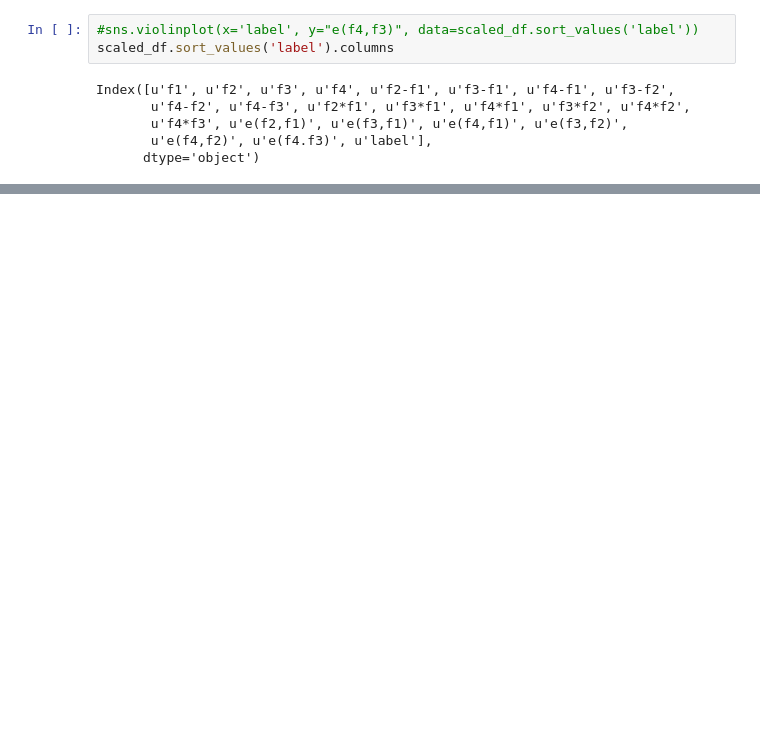
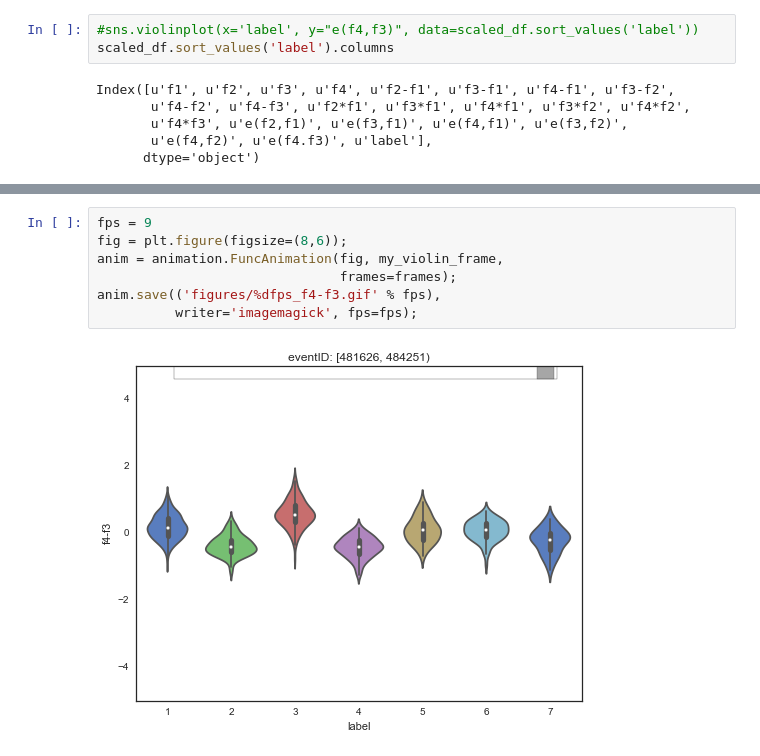
Before and after one commit to BDannowitz/polymath-progression-blog, a Jupyter notebook: feature-engineering/Feature-Engineering.ipynb, the cells around one changed output, grey strips where cells are left out. Drawn from its saved outputs; the diff is of its cells as text; blank space fills up the shorter version.

```diff
--- a/feature-engineering/Feature-Engineering.ipynb
+++ b/feature-engineering/Feature-Engineering.ipynb
@@ -314,0 +350,9 @@ Index([u'f1', u'f2', u'f3', u'f4', u'f2-f1', u'f3-f1', u'f4-f1', u'f3-f2',
+# %%
+fps = 9
+fig = plt.figure(figsize=(8,6));
+anim = animation.FuncAnimation(fig, my_violin_frame,
+                               frames=frames);
+anim.save(('figures/%dfps_f4-f3.gif' % fps),
+          writer='imagemagick', fps=fps);
+# %% [output]
+[figure, added]
```
Also changed, not shown: parts of 9 cells of this notebook.
